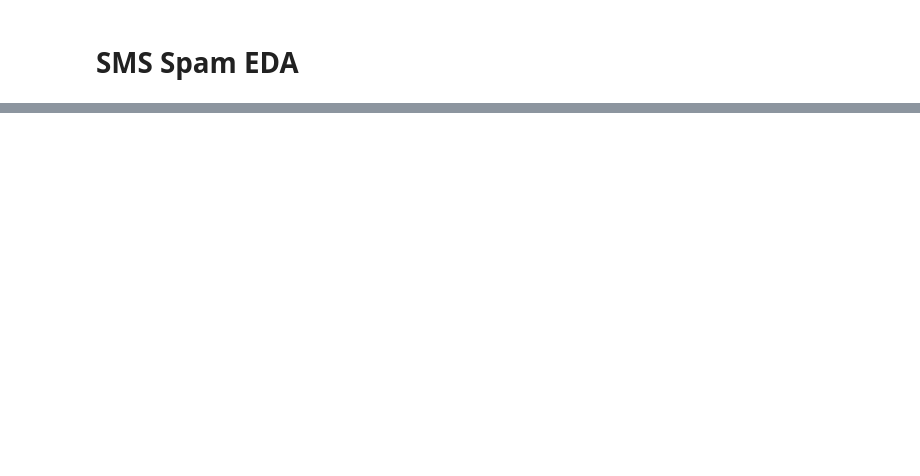
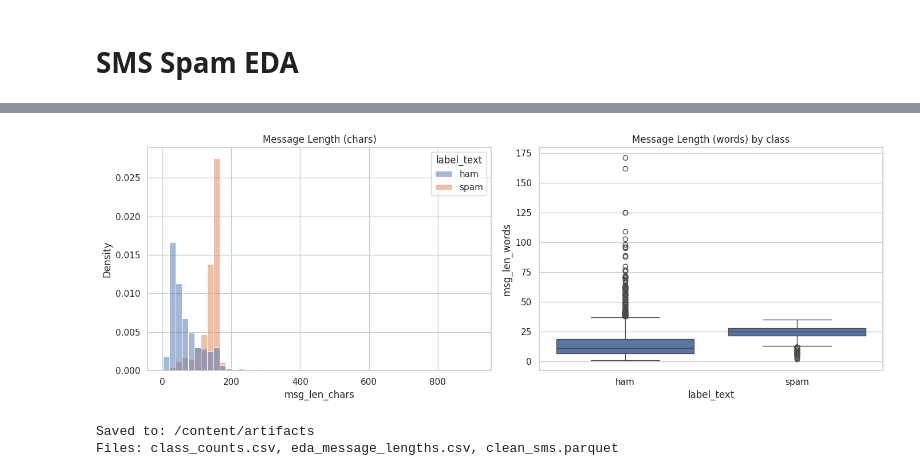
Before and after one commit to khalilelemam/distributed-sms-spam-intelligence, a Jupyter notebook: notebooks/01_data_quality_and_distributed_eda.ipynb, the cells around one changed output, grey strips where cells are left out. Drawn from its saved outputs; the diff is of its cells as text; code cells hidden in the pictures; blank space fills up the shorter version.

```diff
--- a/notebooks/01_data_quality_and_distributed_eda.ipynb
+++ b/notebooks/01_data_quality_and_distributed_eda.ipynb
@@ -28,0 +9,7 @@ print('Spark version:', spark.version)
+# %%
+from pathlib import Path
+
+spark = SparkSession.builder.appName("sms-spam-eda").master("local[*]").getOrCreate()
+spark.sparkContext.setLogLevel("WARN")
+
+print("Spark version:", spark.version)
@@ -35,5 +28,5 @@ print('Using:', data_path)
 # %%
-df = spark.read.csv(str(data_path), header=True, inferSchema=True)
+df = spark.read.csv(str(data_path), header=True, inferSchema=True, multiLine=True)
 
 print('Columns:', df.columns)
 df.show(5, truncate=False)
@@ -39,0 +129,10 @@ df.show(5, truncate=False)
+# %%
+clean_df = (
+    clean_df
+    .withColumn('label_text', F.regexp_replace(F.col('label_text'), '"', ''))
+    .filter(F.col('label_text').isin('ham', 'spam'))
+    .withColumn('label', F.when(F.col('label_text') == 'spam', 1).otherwise(0))
+)
+
+clean_df.groupBy('label_text').count().orderBy('count', ascending=False).show()
+print('Rows after label cleanup:', clean_df.count())
@@ -39,0 +148,39 @@ df.show(5, truncate=False)
+# %%
+pdf = clean_df.select('label_text', 'msg_len_chars', 'msg_len_words').toPandas()
+
+sns.set_theme(style='whitegrid')
+fig, axes = plt.subplots(1, 2, figsize=(14, 5))
+
+sns.histplot(
+    data=pdf,
+    x='msg_len_chars',
+    hue='label_text',
+    bins=50,
+    stat='density',
+    common_norm=False,
+    ax=axes[0]
+)
+axes[0].set_title('Message Length (chars)')
+
+sns.boxplot(data=pdf, x='label_text', y='msg_len_words', ax=axes[1])
+axes[1].set_title('Message Length (words) by class')
+
+plt.tight_layout()
+plt.show()
+# %% [output]
+[figure, added]
+# %%
+artifact_root = Path('/content/artifacts')
+artifact_root.mkdir(parents=True, exist_ok=True)
+
+class_counts = clean_df.groupBy('label_text').count().orderBy('label_text')
+class_counts.toPandas().to_csv(artifact_root / 'class_counts.csv', index=False)
+pdf.to_csv(artifact_root / 'eda_message_lengths.csv', index=False)
+
+clean_df.write.mode('overwrite').parquet(str(artifact_root / 'clean_sms.parquet'))
+
+print('Saved to:', artifact_root)
+print('Files: class_counts.csv, eda_message_lengths.csv, clean_sms.parquet')
+# %% [output]
+Saved to: /content/artifacts
+Files: class_counts.csv, eda_message_lengths.csv, clean_sms.parquet
```
Also changed, not shown: parts of 9 cells of this notebook, 1 other file.
